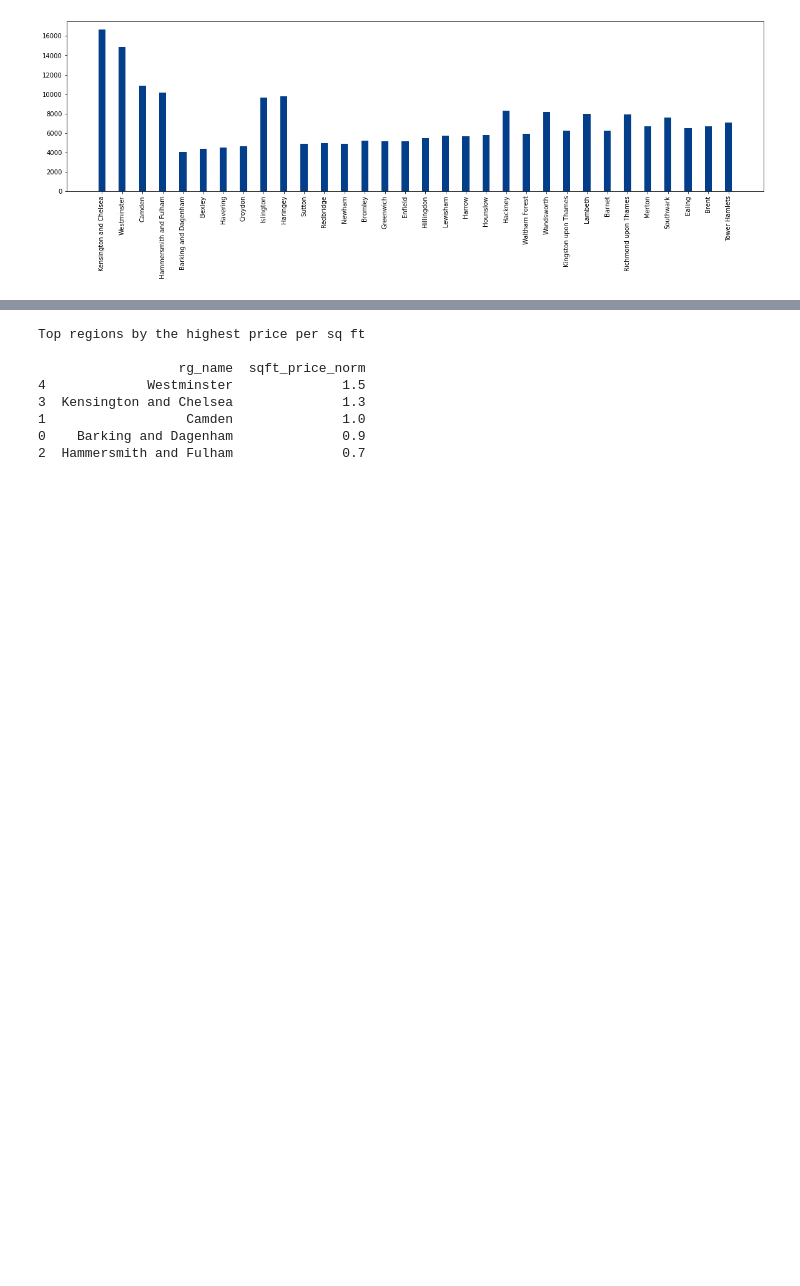
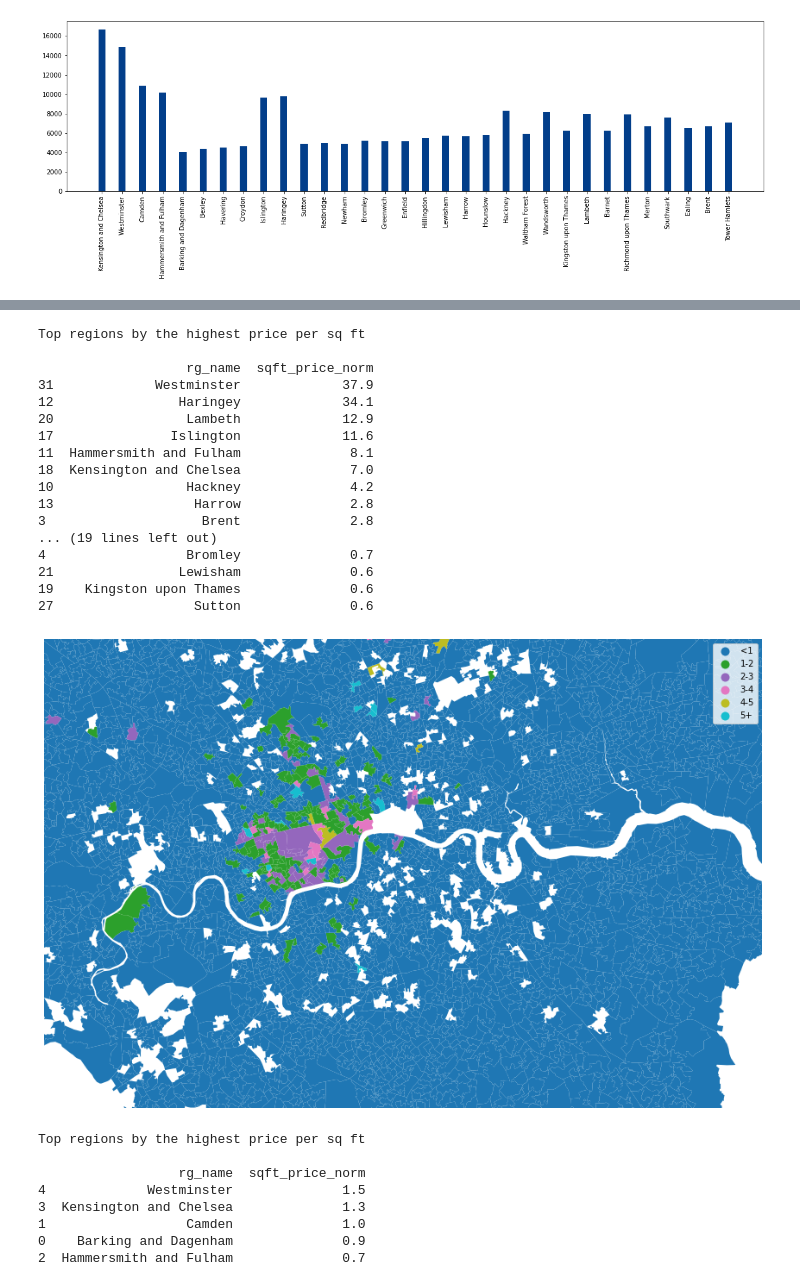
Before and after one commit to jelenalor/RealEstate, a Jupyter notebook: 1.EDA prices.ipynb, the cells around one changed output, grey strips where cells are left out. Cells and saved outputs as stored; diff of their text form; code cells hidden in the pictures; blank space fills up the shorter version.

```diff
--- a/1.EDA prices.ipynb
+++ b/1.EDA prices.ipynb
@@ -414,29 +418,48 @@ gdf_all.head(2)
 # %%
 # Group count for better visualization
 gdf_new["count_bins"] = pd.cut(gdf_new["mean_yearly"], [0, 10, 20, 50, 500],labels=["<10", "10-20", "20-50", "50+"])
 
 ### Areas within > 1 st dev of the mean price from entire london
 ##
 # Calcs
 # Recalculate mean, st dev
 gdf_all["sqft_price_norm"] = abs(np.round( (gdf_all["sqft_price"]-gdf_all["sqft_price"].mean()) / gdf_all["sqft_price"].std(), 1))
 
 print("Top regions by the highest price per sq ft \n")
 print(gdf_all.groupby("rg_name", as_index=False)["sqft_price_norm"].max().sort_values(by="sqft_price_norm", ascending=False))
 
 # Group count for better visualization
 gdf_all["sqft_price_norm_bins"] = pd.cut(gdf_all["sqft_price_norm"], [0, 1, 2, 3, 4, 5, 100], labels=["<1", "1-2", "2-3", "3-4", "4-5", "5+"])
 
 
 fig, ax = plt.subplots(figsize=(20, 10))
 ax.axis('off')
-gdf_all_more1stdev.plot(ax = ax, column="sqft_price_norm_bins", legend=True)
+gdf_all.plot(ax = ax, column="sqft_price_norm_bins", legend=True)
 adj_x = 10000
 adj_y = 10000
 minx, miny, maxx, maxy = gdf_all.total_bounds
 ax.set_xlim(minx + adj_x, maxx - adj_x)
 ax.set_ylim(miny  + adj_y, maxy - adj_y)
 plt.show()
+# %% [output]
+Top regions by the highest price per sq ft
+
+                   rg_name  sqft_price_norm
+31             Westminster             37.9
+12                Haringey             34.1
+20                 Lambeth             12.9
+17               Islington             11.6
+11  Hammersmith and Fulham              8.1
+18  Kensington and Chelsea              7.0
+10                 Hackney              4.2
+13                  Harrow              2.8
+3                    Brent              2.8
+... (19 lines left out)
+4                  Bromley              0.7
+21                Lewisham              0.6
+19    Kingston upon Thames              0.6
+27                  Sutton              0.6
+[figure, added]
 # %%
 #### Areas within > 1 st dev of the mean price from entire london
 ##
```
Also changed, not shown: parts of 1 cell of this notebook.
